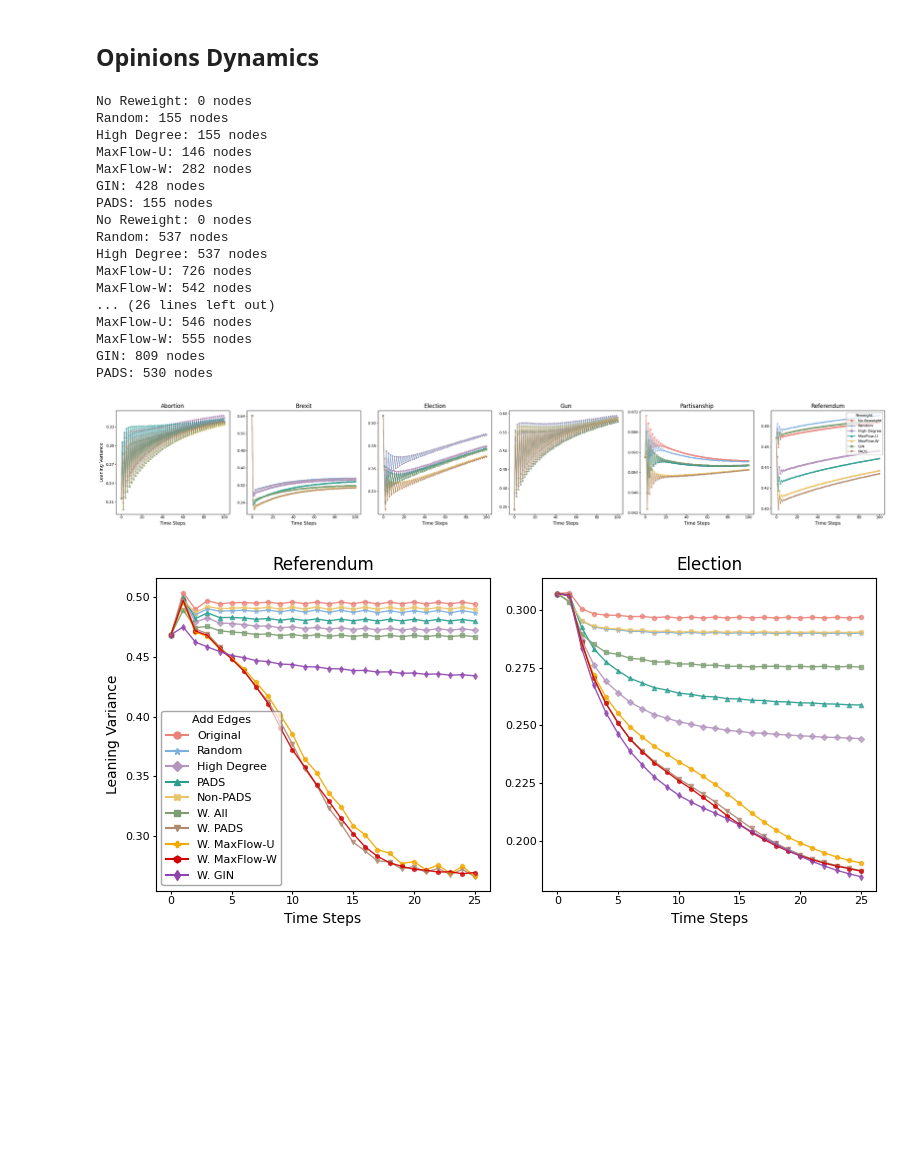
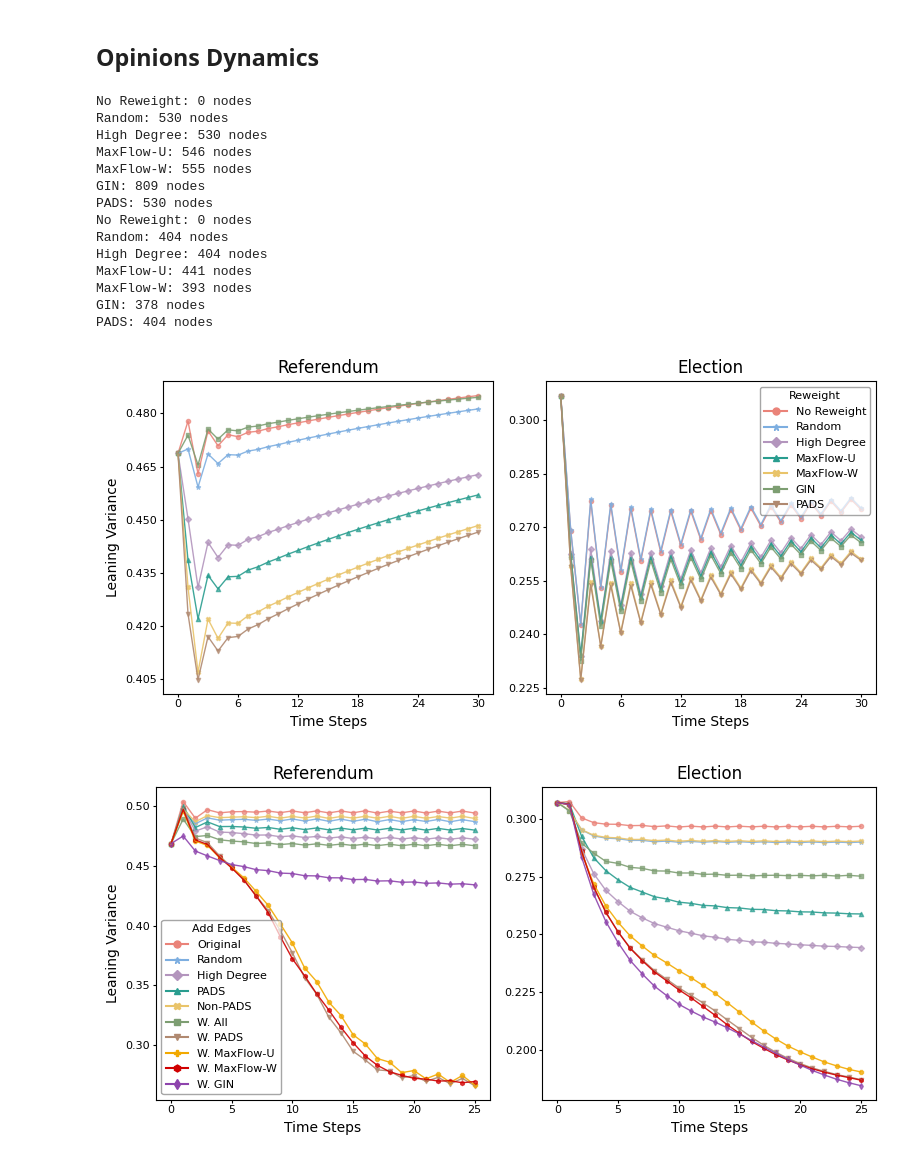
Before and after one commit to zxj0302/PADS, a Jupyter notebook: figures.ipynb, the cells around one changed output. Cells and saved outputs as stored; diff of their text form; code cells hidden in the pictures; blank space fills up the shorter version.

```diff
--- a/figures.ipynb
+++ b/figures.ipynb
@@ -134,26 +134,23 @@ for d in datasets:
 # %% [markdown]
 ## Opinions Dynamics
 # %%
-plot_opinion_dynamics_reweight(datasets=datasets, file_path=f'output/results-theta={theta}', save_path=f'output/figs-theta={theta}/opinion_dynamics/reweight_fj_re.pdf', ratio=0.1, plot_type='variance')
+plot_opinion_dynamics_reweight(datasets=['Referendum_', 'Election'], file_path=f'output/results-theta={theta}', save_path=f'output/figs-theta={theta}/opinion_dynamics/reweight_fj_re.pdf', ratio=0.1, plot_type='variance')
 # %% [output]
 No Reweight: 0 nodes
-Random: 155 nodes
-High Degree: 155 nodes
-MaxFlow-U: 146 nodes
-MaxFlow-W: 282 nodes
-GIN: 428 nodes
-PADS: 155 nodes
-No Reweight: 0 nodes
-Random: 537 nodes
-High Degree: 537 nodes
-MaxFlow-U: 726 nodes
-MaxFlow-W: 542 nodes
-... (26 lines left out)
+Random: 530 nodes
+High Degree: 530 nodes
 MaxFlow-U: 546 nodes
 MaxFlow-W: 555 nodes
 GIN: 809 nodes
 PADS: 530 nodes
+No Reweight: 0 nodes
+Random: 404 nodes
+High Degree: 404 nodes
+MaxFlow-U: 441 nodes
+MaxFlow-W: 393 nodes
+GIN: 378 nodes
+PADS: 404 nodes
-[figure, old version]
+[figure, new version]
 # %%
 plot_opinion_dynamics_connections(datasets=['Referendum_', 'Election'], file_path=f'output/results-theta={theta}', save_path=f'output/figs-theta={theta}/opinion_dynamics/connections_fj_re.pdf', it=25, plot_type='variance')
 # %% [output]
```
Also changed, not shown: 1 other file.
